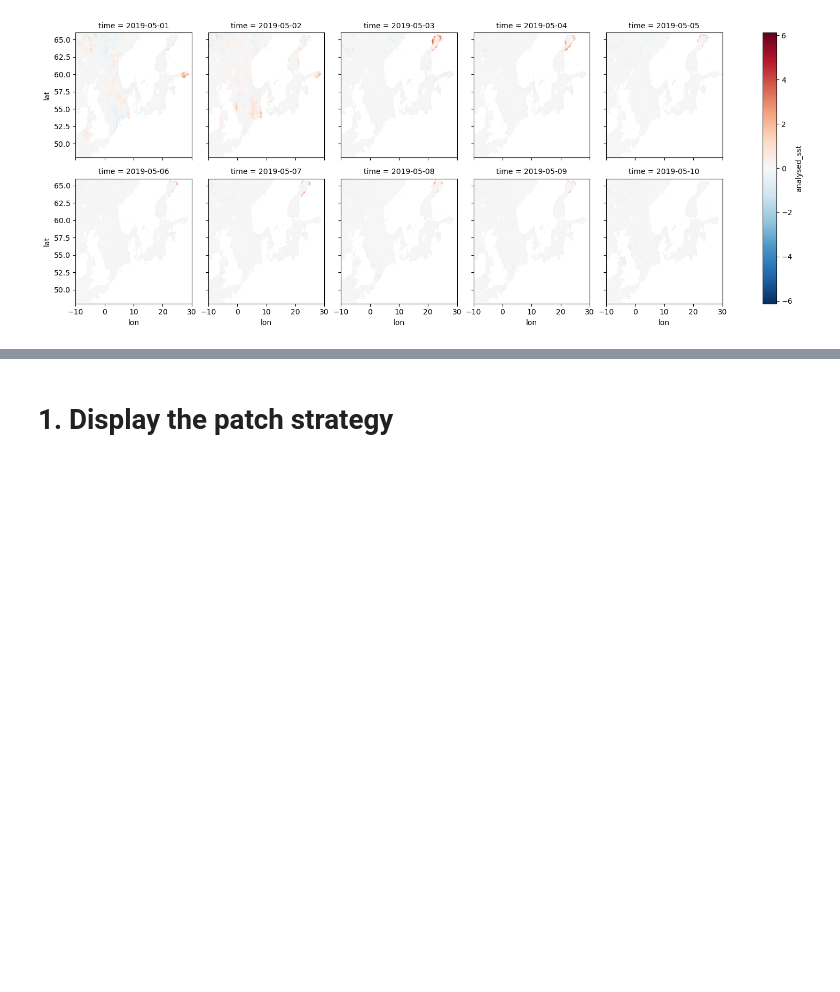
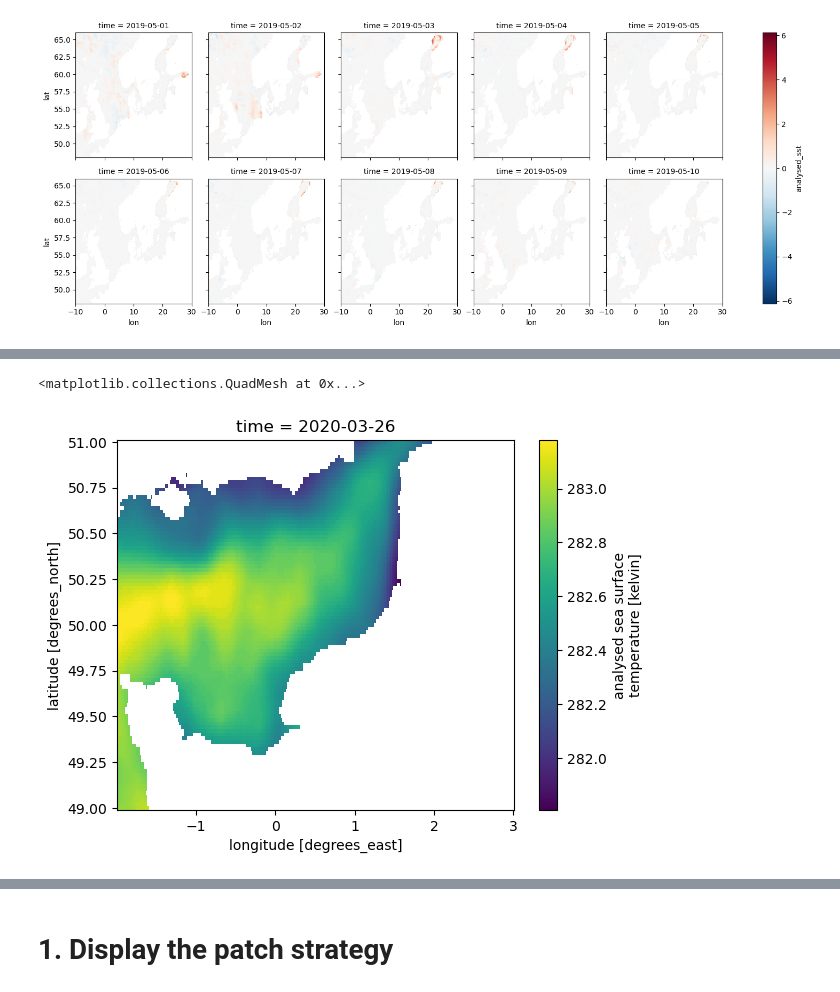
Before and after one commit to CIA-Oceanix/4dvarnet-starter, a Jupyter notebook: Notebook_DMI/Notebook_DMI_MS.ipynb, the cells around one changed output, grey strips where cells are left out. Cells and saved outputs as stored; diff of their text form; code cells hidden in the pictures; blank space fills up the shorter version.

```diff
--- a/Notebook_DMI/Notebook_DMI_MS.ipynb
+++ b/Notebook_DMI/Notebook_DMI_MS.ipynb
@@ -101,0 +119,6 @@ np.abs(anom_mean_sst).plot()
+# %%
+data=xr.open_dataset('/DATASET/mbeauchamp/DMI/training_dataset/DMI-L4_GHRSST-SSTfnd-DMI_OI-NSEABALTIC.nc')
+data.sel(lon=slice(-2,3),lat=slice(49,51)).isel(time=350).analysed_sst.plot()
+# %% [output]
+<matplotlib.collections.QuadMesh at 0x...>
+[figure, added]
```
Also changed, not shown: parts of 28 cells of this notebook, 22 other files.
